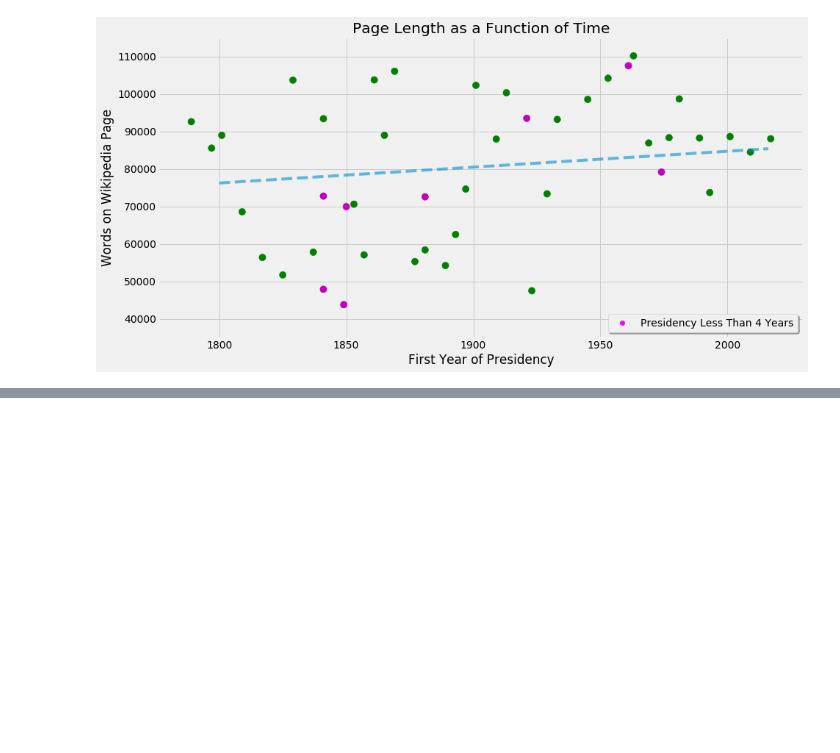
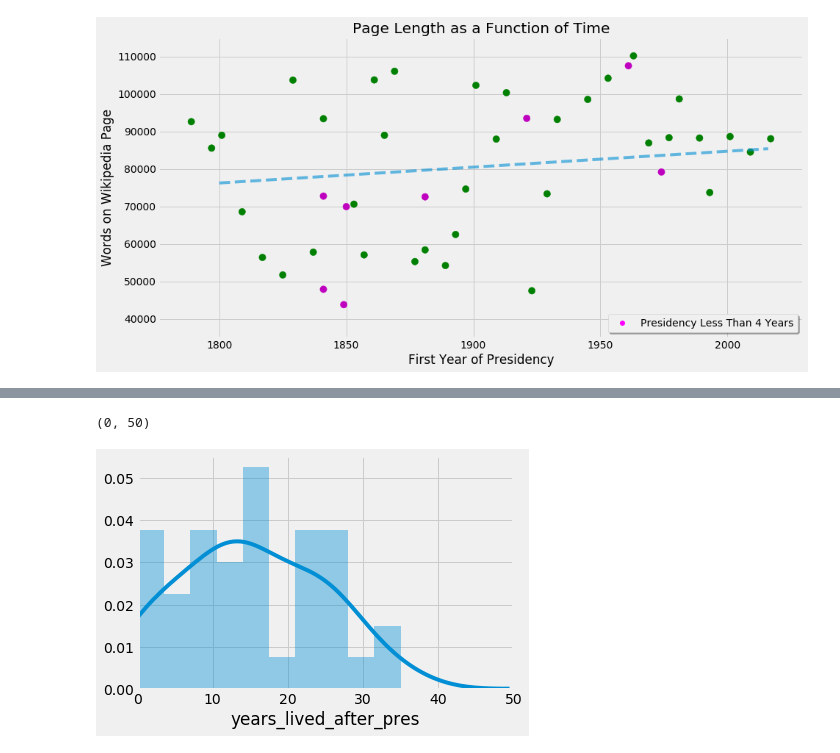
Before and after one commit to slevin886/the_presidents, a Jupyter notebook: Presidential_Cleaning_EDA.ipynb, the cells around one changed output, grey strips where cells are left out. Saved outputs shown, nothing was run; the diff lists cells and outputs as text; code cells hidden in the pictures; blank space fills up the shorter version.

```diff
--- a/Presidential_Cleaning_EDA.ipynb
+++ b/Presidential_Cleaning_EDA.ipynb
@@ -171,0 +294,6 @@ Text(0.5,1,'Page Length as a Function of Time')
+# %%
+sns.distplot(df['years_lived_after_pres'].dropna(), bins=10)
+plt.xlim(0, 50)
+# %% [output]
+(0, 50)
+[figure, added]
```
Also changed, not shown: parts of 34 cells of this notebook.
